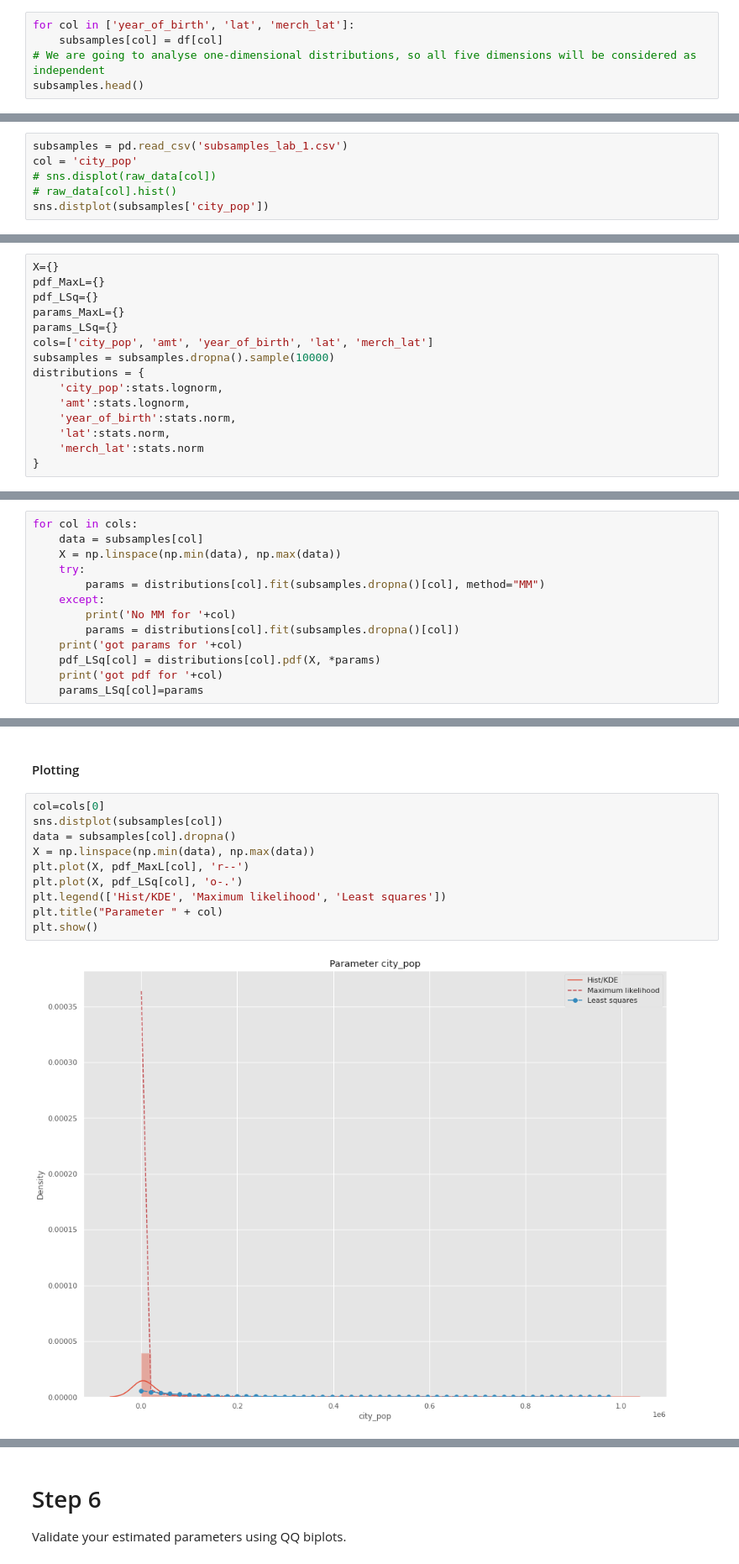
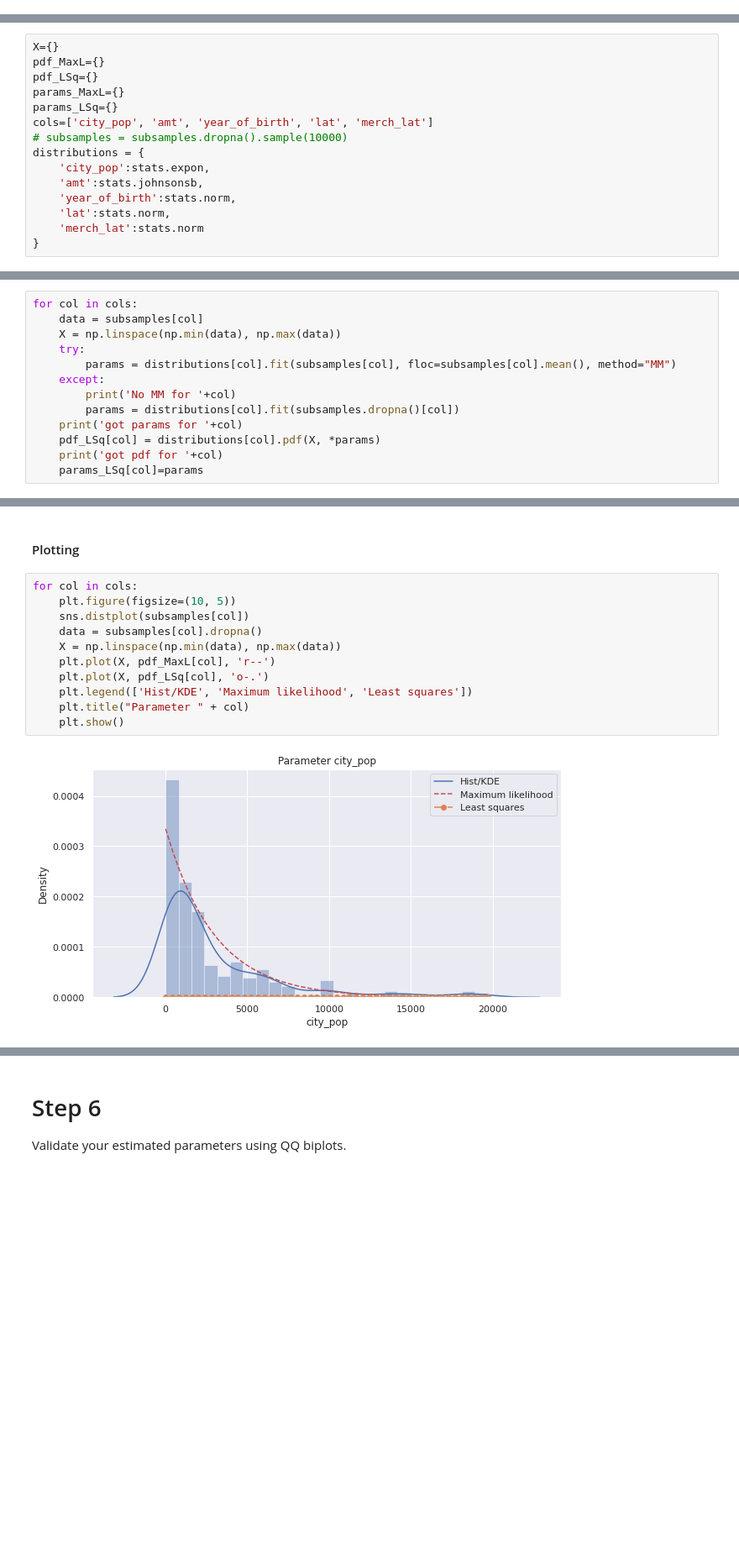
Before and after one commit to vokzvokz/MandM_MSA_labs, a Jupyter notebook: MMA_Lab_1_VA.ipynb, the cells around one changed output, grey strips where cells are left out. Shown at 84% size. Cells and saved outputs as stored; diff of their text form; blank space fills up the shorter version.

```diff
--- a/MMA_Lab_1_VA.ipynb
+++ b/MMA_Lab_1_VA.ipynb
@@ -172,5 +153,0 @@ subsamples = pd.DataFrame(columns=cols)
-# %%
-for col in ['year_of_birth', 'lat', 'merch_lat']:
-    subsamples[col] = df[col]
-# We are going to analyse one-dimensional distributions, so all five dimensions will be considered as independent
-subsamples.head()
@@ -186,8 +154,2 @@ df.to_csv('preprocessed_data.csv')
 # %%
 subsamples.to_csv('subsamples_lab_1.csv')
-# %%
-subsamples = pd.read_csv('subsamples_lab_1.csv')
-col = 'city_pop'
-# sns.displot(raw_data[col])
-# raw_data[col].hist()
-sns.distplot(subsamples['city_pop'])
@@ -286,10 +217,10 @@ pdf_LSq={}
 params_MaxL={}
 params_LSq={}
 cols=['city_pop', 'amt', 'year_of_birth', 'lat', 'merch_lat']
-subsamples = subsamples.dropna().sample(10000)
+# subsamples = subsamples.dropna().sample(10000)
 distributions = {
-    'city_pop':stats.lognorm,
-    'amt':stats.lognorm,
+    'city_pop':stats.expon,
+    'amt':stats.johnsonsb,
     'year_of_birth':stats.norm,
     'lat':stats.norm,
     'merch_lat':stats.norm
@@ -331,7 +262,7 @@ for col in cols:
     data = subsamples[col]
     X = np.linspace(np.min(data), np.max(data))
     try:
-        params = distributions[col].fit(subsamples.dropna()[col], method="MM")
+        params = distributions[col].fit(subsamples[col], floc=subsamples[col].mean(), method="MM")
     except:
         print('No MM for '+col)
         params = distributions[col].fit(subsamples.dropna()[col])
@@ -358,14 +290,15 @@ pd.DataFrame(pdf_LSq).to_csv('pdf_LSq.csv')
 # %% [markdown]
 #### Plotting
 # %%
-col=cols[0]
-sns.distplot(subsamples[col])
-data = subsamples[col].dropna()
-X = np.linspace(np.min(data), np.max(data))
-plt.plot(X, pdf_MaxL[col], 'r--')
-plt.plot(X, pdf_LSq[col], 'o-.')
-plt.legend(['Hist/KDE', 'Maximum likelihood', 'Least squares'])
-plt.title("Parameter " + col)
-plt.show()
+for col in cols:
+    plt.figure(figsize=(10, 5))
+    sns.distplot(subsamples[col])
+    data = subsamples[col].dropna()
+    X = np.linspace(np.min(data), np.max(data))
+    plt.plot(X, pdf_MaxL[col], 'r--')
+    plt.plot(X, pdf_LSq[col], 'o-.')
+    plt.legend(['Hist/KDE', 'Maximum likelihood', 'Least squares'])
+    plt.title("Parameter " + col)
+    plt.show()
 # %% [output]
-[figure, old version]
+[figure, new version]
```
Also changed, not shown: parts of 50 cells of this notebook, 1 other file.
